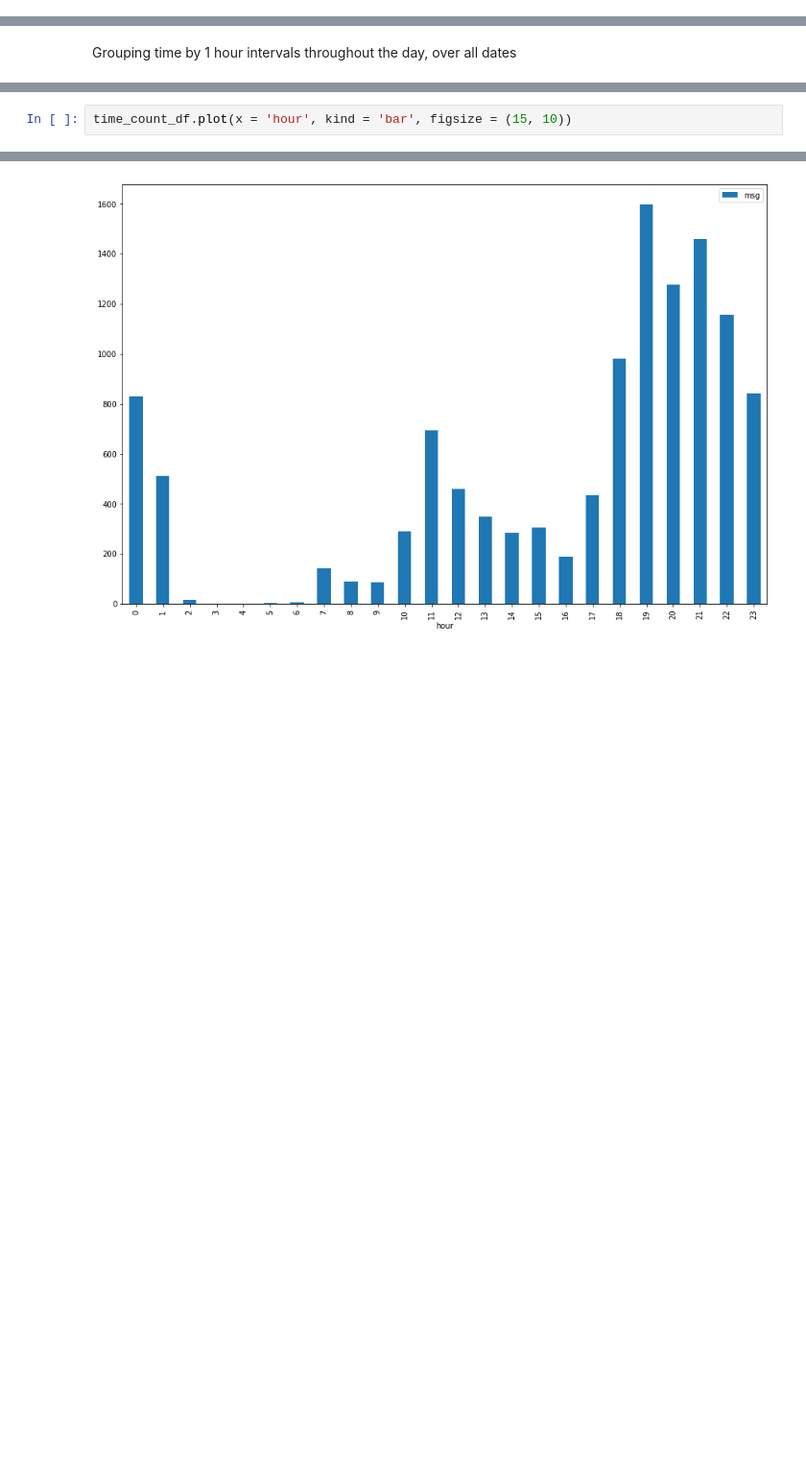
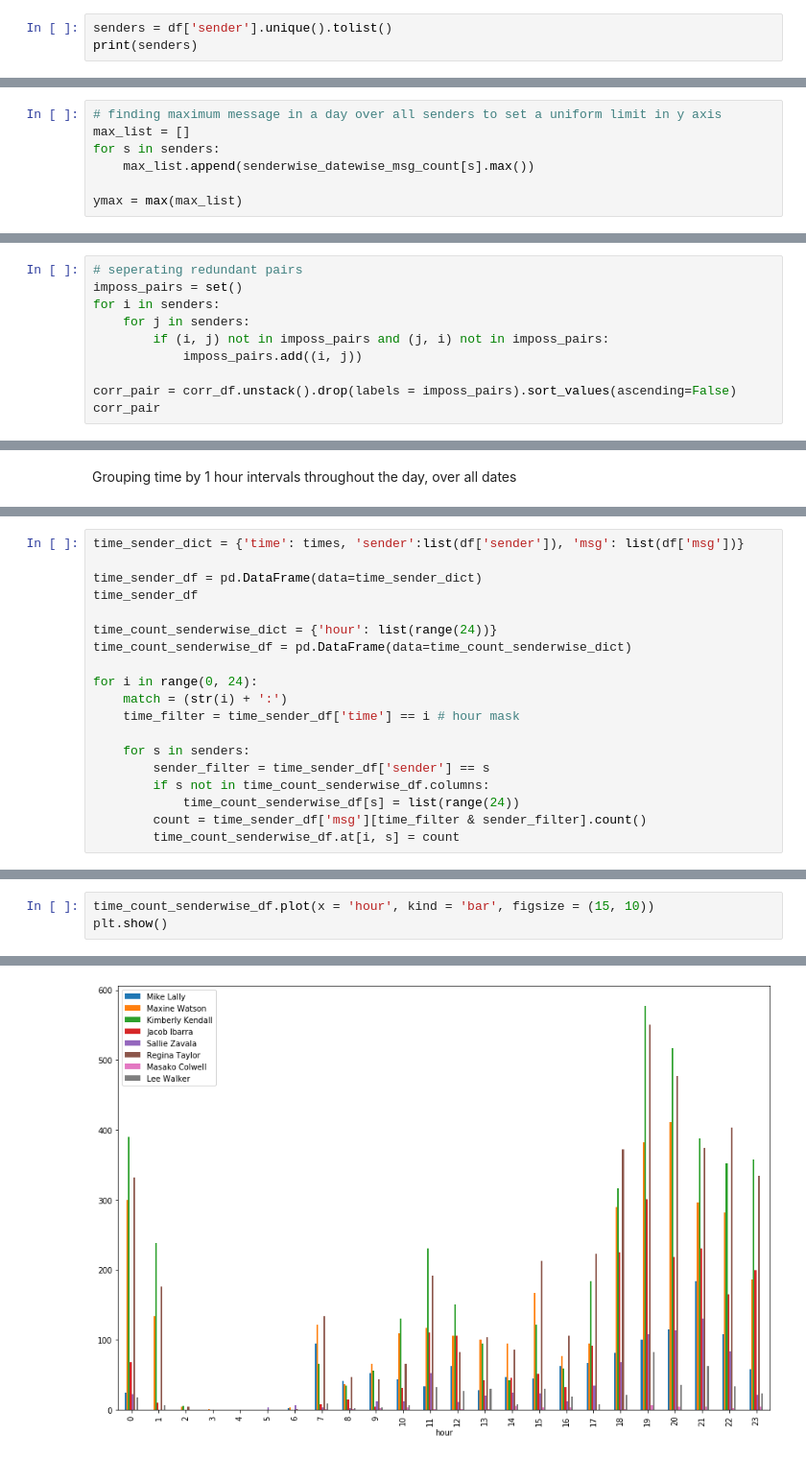
Before and after one commit to Kinjalrk2k/Visualizing-WhatsApp-Chats, a Jupyter notebook: Wp.ipynb, the cells around one changed output, grey strips where cells are left out. Shown at 96% size. Drawn from its saved outputs; the diff is of its cells as text; blank space fills up the shorter version.

```diff
--- a/Wp.ipynb
+++ b/Wp.ipynb
@@ -78,0 +73,3 @@ print(senders)
+# %%
+senders = df['sender'].unique().tolist()
+print(senders)
@@ -174 +211,8 @@ senderwise_datewise_msg_count = pd.DataFrame(data=temp_dict_2)
+# %%
+# finding maximum message in a day over all senders to set a uniform limit in y axis
+max_list = []
+for s in senders:
+    max_list.append(senderwise_datewise_msg_count[s].max())
+
+ymax = max(max_list)
 # %%
@@ -178,0 +301,10 @@ senderwise_datewise_msg_count.plot(x='date', kind = 'line', figsize = (15, 10),
+# %%
+# seperating redundant pairs
+imposs_pairs = set()
+for i in senders:
+    for j in senders:
+        if (i, j) not in imposs_pairs and (j, i) not in imposs_pairs:
+            imposs_pairs.add((i, j))
+
+corr_pair = corr_df.unstack().drop(labels = imposs_pairs).sort_values(ascending=False)
+corr_pair
@@ -211,0 +377,19 @@ time_count_df = pd.DataFrame(data=time_count_dict)
+# %%
+time_sender_dict = {'time': times, 'sender':list(df['sender']), 'msg': list(df['msg'])}
+
+time_sender_df = pd.DataFrame(data=time_sender_dict)
+time_sender_df
+
+time_count_senderwise_dict = {'hour': list(range(24))}
+time_count_senderwise_df = pd.DataFrame(data=time_count_senderwise_dict)
+
+for i in range(0, 24):
+    match = (str(i) + ':')
+    time_filter = time_sender_df['time'] == i # hour mask
+
+    for s in senders:
+        sender_filter = time_sender_df['sender'] == s
+        if s not in time_count_senderwise_df.columns:
+            time_count_senderwise_df[s] = list(range(24))
+        count = time_sender_df['msg'][time_filter & sender_filter].count()
+        time_count_senderwise_df.at[i, s] = count
@@ -212,3 +401,4 @@ time_count_df = pd.DataFrame(data=time_count_dict)
 # %%
-time_count_df.plot(x = 'hour', kind = 'bar', figsize = (15, 10))
+time_count_senderwise_df.plot(x = 'hour', kind = 'bar', figsize = (15, 10))
+plt.show()
 # %% [output]
@@ -216 +405 @@ time_count_df.plot(x = 'hour', kind = 'bar', figsize = (15, 10))
-[figure, old version]
+[figure, new version]
```
Also changed, not shown: parts of 46 cells of this notebook.
